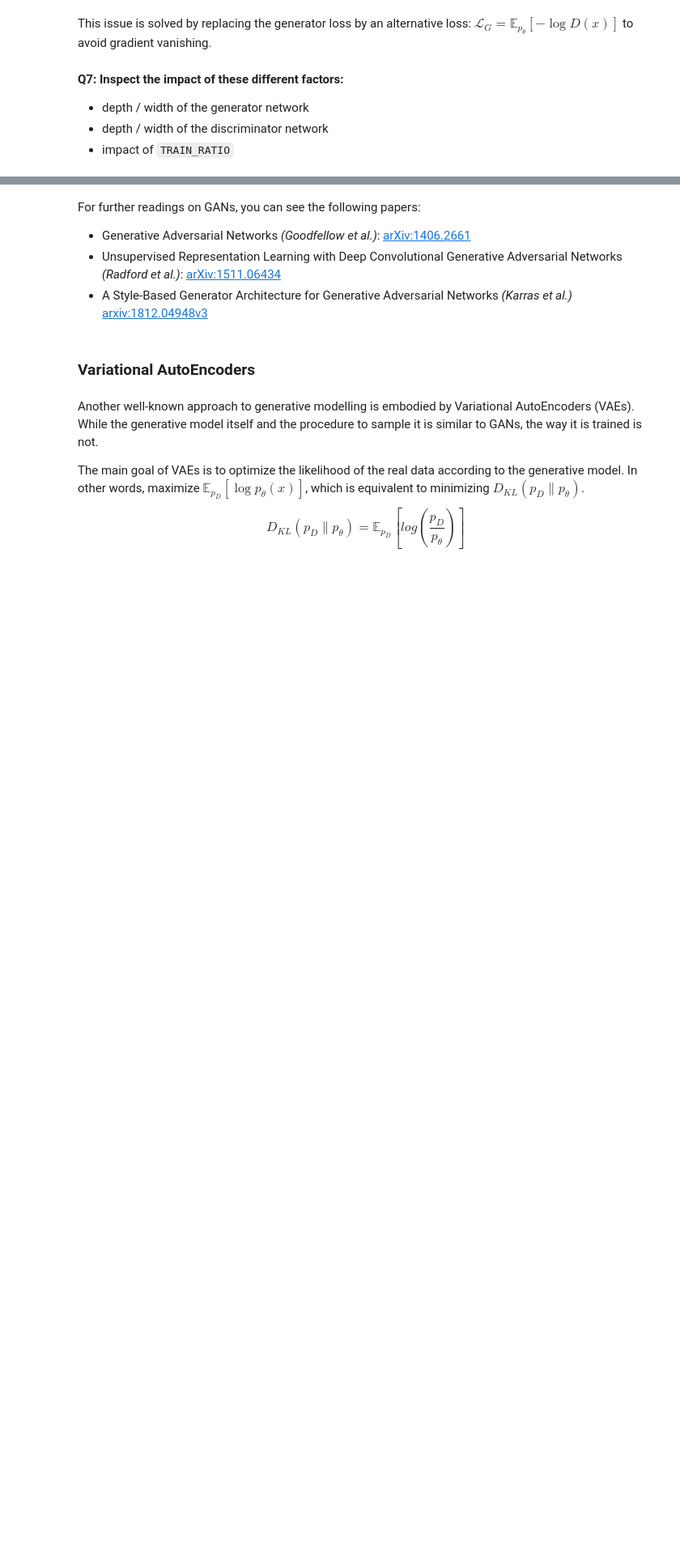
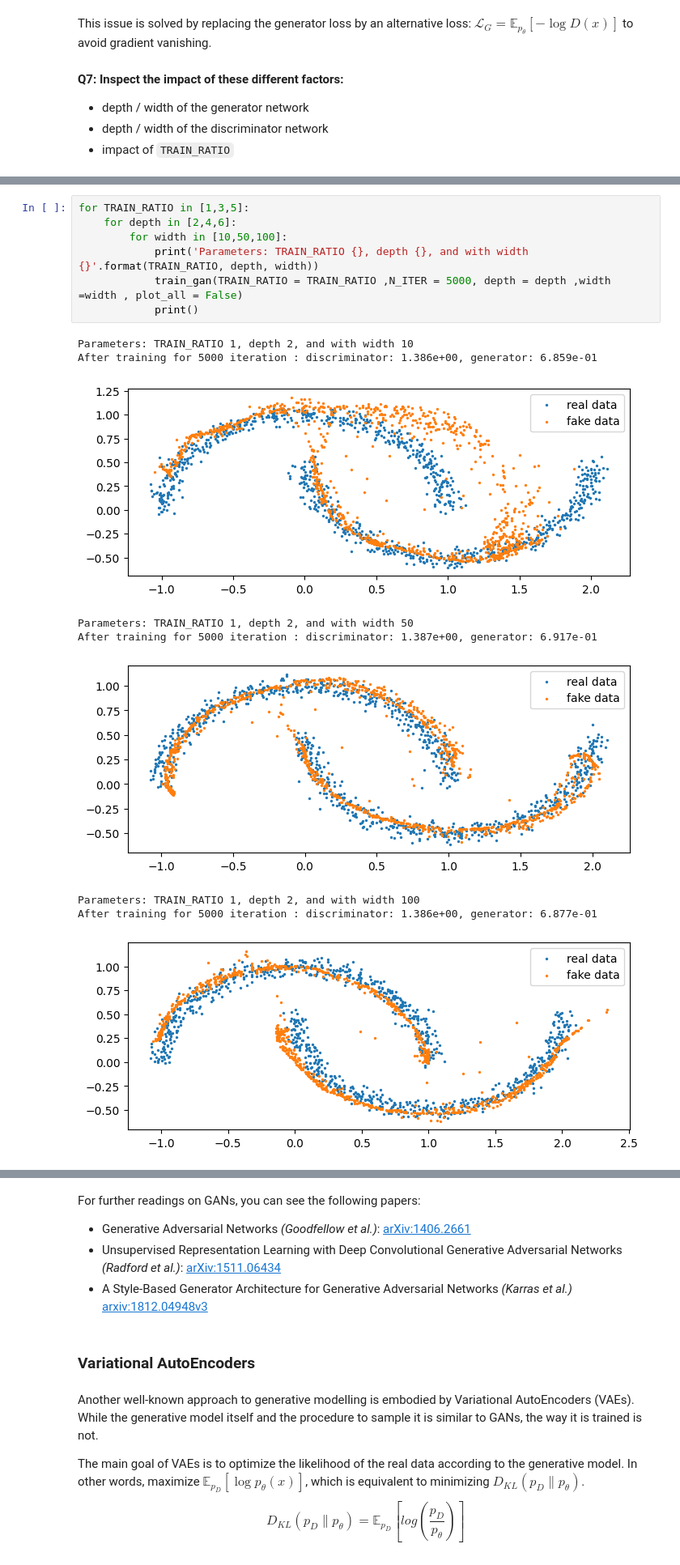
Before and after one commit to ArindamRoy23/DSBA_T2-CS-Advanced_Deep_Learning, a Jupyter notebook: TP6/TP6_generative_models.ipynb, the cells around one changed output, grey strips where cells are left out. Shown at 81% size. Drawn from its saved outputs; the diff is of its cells as text; blank space fills up the shorter version.

```diff
--- a/TP6/TP6_generative_models.ipynb
+++ b/TP6/TP6_generative_models.ipynb
@@ -236,0 +352,17 @@ This issue is solved by replacing the generator loss by an alternative loss: $\m
+# %%
+for TRAIN_RATIO in [1,3,5]:
+    for depth in [2,4,6]:
+        for width in [10,50,100]:
+            print('Parameters: TRAIN_RATIO {}, depth {}, and with width {}'.format(TRAIN_RATIO, depth, width))
+            train_gan(TRAIN_RATIO = TRAIN_RATIO ,N_ITER = 5000, depth = depth ,width =width , plot_all = False)
+            print()
+# %% [output]
+Parameters: TRAIN_RATIO 1, depth 2, and with width 10
+After training for 5000 iteration : discriminator: 1.386e+00, generator: 6.859e-01
+[figure, added]
+Parameters: TRAIN_RATIO 1, depth 2, and with width 50
+After training for 5000 iteration : discriminator: 1.387e+00, generator: 6.917e-01
+[figure, added]
+Parameters: TRAIN_RATIO 1, depth 2, and with width 100
+After training for 5000 iteration : discriminator: 1.386e+00, generator: 6.877e-01
+[figure, added]
```
Also changed, not shown: parts of 18 cells of this notebook.
